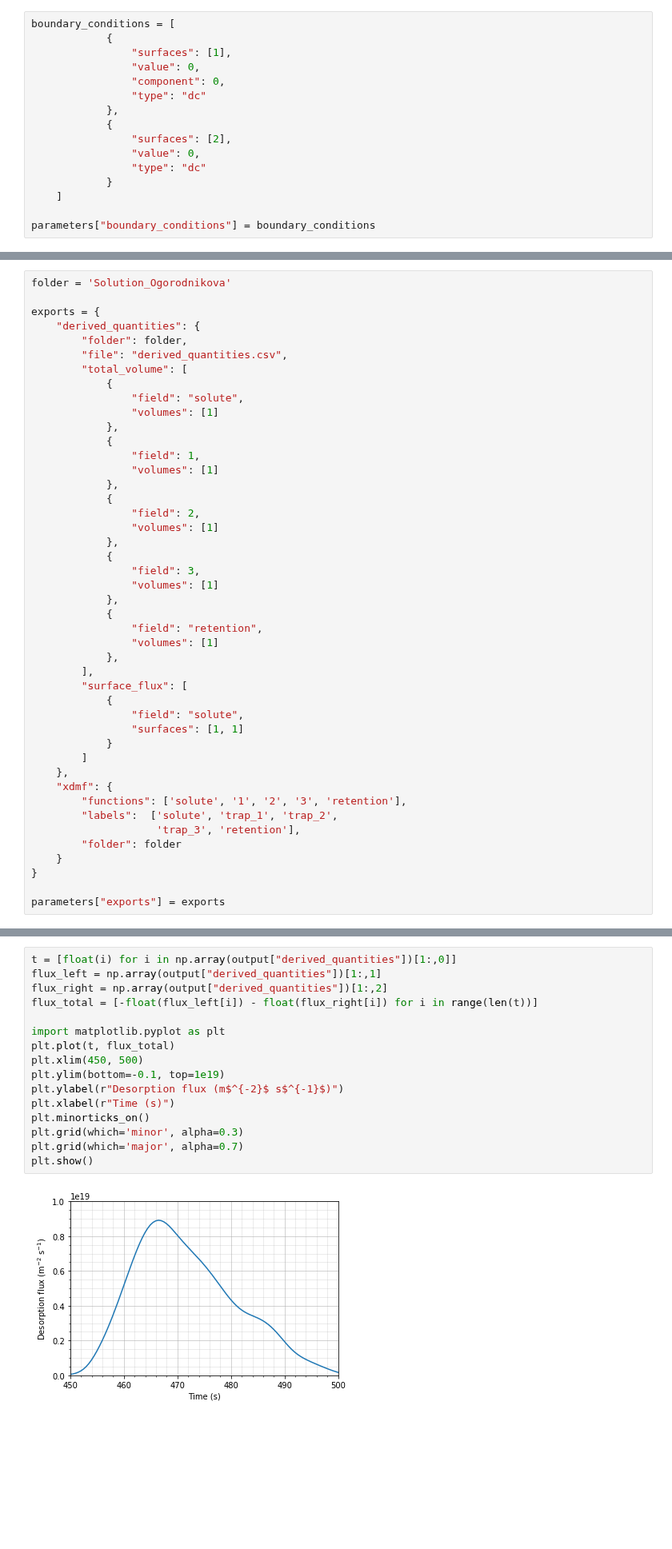
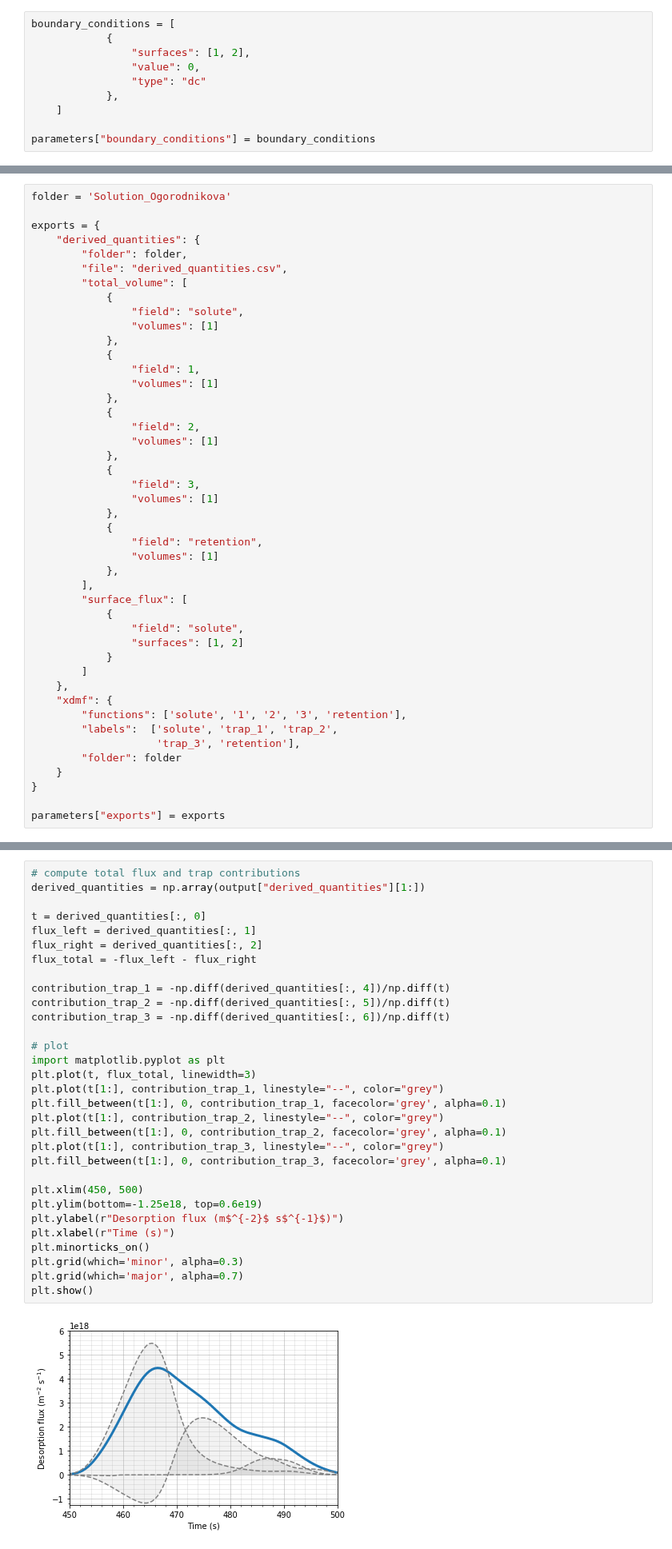
Before and after one commit to festim-dev/FESTIM, a Jupyter notebook: demos/demo_Ogorodnikova.ipynb, the cells around one changed output, grey strips where cells are left out. Shown at 80% size. Saved outputs shown, nothing was run; the diff lists cells and outputs as text; blank space fills up the shorter version.

Commit message:
better plotting for TDS

```diff
--- a/demos/demo_Ogorodnikova.ipynb
+++ b/demos/demo_Ogorodnikova.ipynb
@@ -145,16 +138,10 @@ Boundary conditions (BCs) are defined as a list of dicts. BCs can be of several
 # %%
 boundary_conditions = [
             {
-                "surfaces": [1],
+                "surfaces": [1, 2],
                 "value": 0,
-                "component": 0,
                 "type": "dc"
             },
-            {
-                "surfaces": [2],
-                "value": 0,
-                "type": "dc"
-            }
     ]
 
 parameters["boundary_conditions"] = boundary_conditions
@@ -253,7 +240,7 @@ exports = {
         "surface_flux": [
             {
                 "field": "solute",
-                "surfaces": [1, 1]
+                "surfaces": [1, 2]
             }
         ]
     },
@@ -348,18 +330,33 @@ print(np.array(output["derived_quantities"]))
 # %%
-t = [float(i) for i in np.array(output["derived_quantities"])[1:,0]]
-flux_left = np.array(output["derived_quantities"])[1:,1]
-flux_right = np.array(output["derived_quantities"])[1:,2]
-flux_total = [-float(flux_left[i]) - float(flux_right[i]) for i in range(len(t))]
+# compute total flux and trap contributions
+derived_quantities = np.array(output["derived_quantities"][1:])
 
+t = derived_quantities[:, 0]
+flux_left = derived_quantities[:, 1]
+flux_right = derived_quantities[:, 2]
+flux_total = -flux_left - flux_right
+
+contribution_trap_1 = -np.diff(derived_quantities[:, 4])/np.diff(t)
+contribution_trap_2 = -np.diff(derived_quantities[:, 5])/np.diff(t)
+contribution_trap_3 = -np.diff(derived_quantities[:, 6])/np.diff(t)
+
+# plot
 import matplotlib.pyplot as plt
-plt.plot(t, flux_total)
+plt.plot(t, flux_total, linewidth=3)
+plt.plot(t[1:], contribution_trap_1, linestyle="--", color="grey")
+plt.fill_between(t[1:], 0, contribution_trap_1, facecolor='grey', alpha=0.1)
+plt.plot(t[1:], contribution_trap_2, linestyle="--", color="grey")
+plt.fill_between(t[1:], 0, contribution_trap_2, facecolor='grey', alpha=0.1)
+plt.plot(t[1:], contribution_trap_3, linestyle="--", color="grey")
+plt.fill_between(t[1:], 0, contribution_trap_3, facecolor='grey', alpha=0.1)
+
 plt.xlim(450, 500)
-plt.ylim(bottom=-0.1, top=1e19)
+plt.ylim(bottom=-1.25e18, top=0.6e19)
 plt.ylabel(r"Desorption flux (m$^{-2}$ s$^{-1}$)")
 plt.xlabel(r"Time (s)")
 plt.minorticks_on()
 plt.grid(which='minor', alpha=0.3)
 plt.grid(which='major', alpha=0.7)
 plt.show()
 # %% [output]
-[figure, old version]
+[figure, new version]
```
Also changed, not shown: parts of 9 cells of this notebook.
